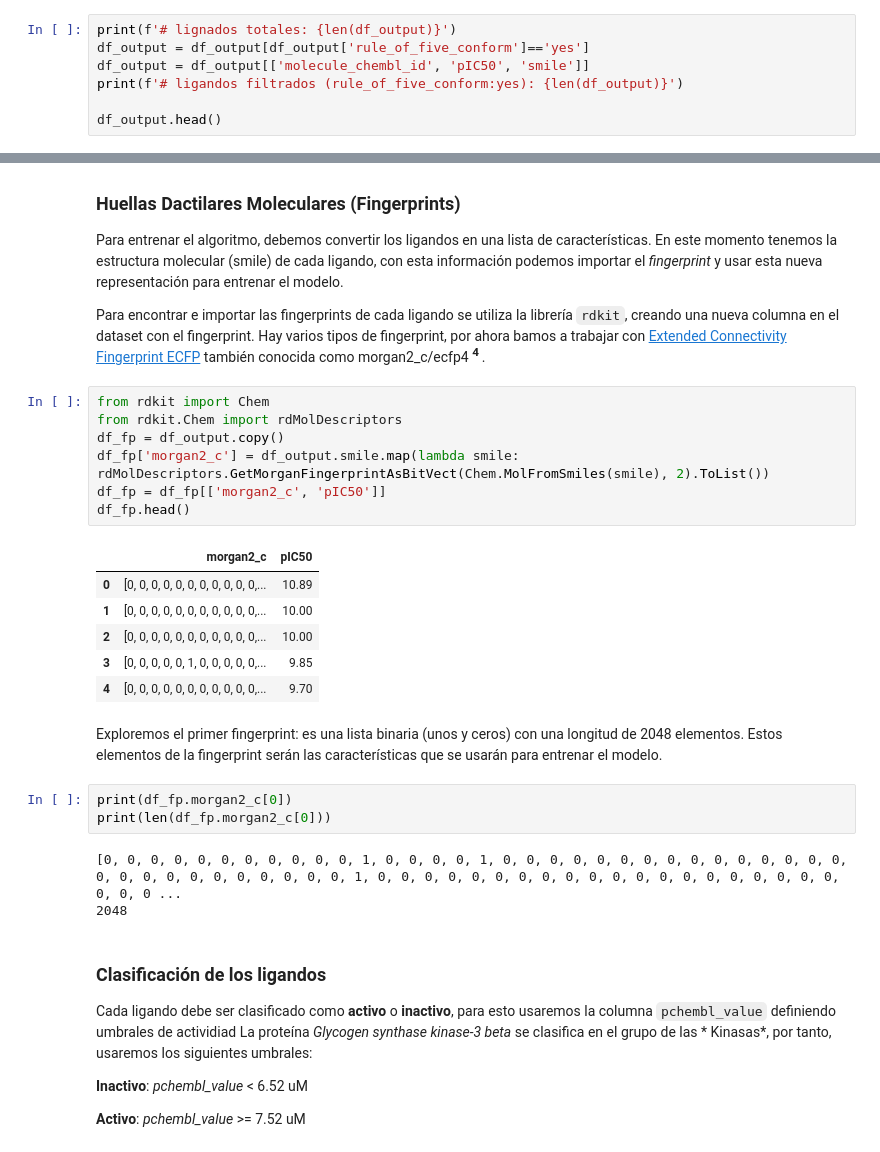
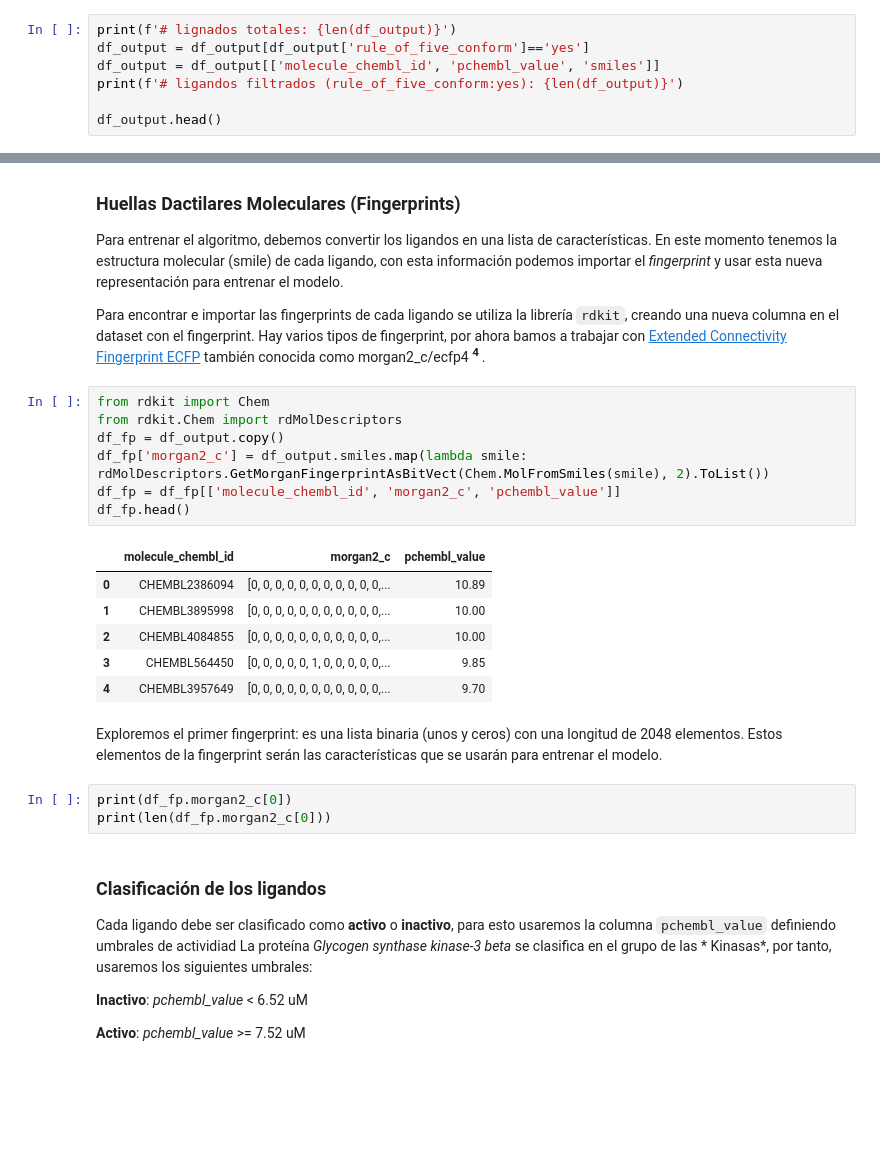
Before and after one commit to Claudia-Alejandra-Martinez/Farmacoinformatica, a Jupyter notebook: 02_Sesiones-practicas/05_Sesion-V/05_Machine_learning.ipynb, the cells around one changed output, grey strips where cells are left out. Drawn from its saved outputs; the diff is of its cells as text; blank space fills up the shorter version.

```diff
--- a/02_Sesiones-practicas/05_Sesion-V/05_Machine_learning.ipynb
+++ b/02_Sesiones-practicas/05_Sesion-V/05_Machine_learning.ipynb
@@ -72,7 +72,7 @@ En esta práctica necesitamos solamente los ligandos que cumplen la *regla de lo
 # %%
 print(f'# lignados totales: {len(df_output)}')
 df_output = df_output[df_output['rule_of_five_conform']=='yes']
-df_output = df_output[['molecule_chembl_id', 'pIC50', 'smile']]
+df_output = df_output[['molecule_chembl_id', 'pchembl_value', 'smiles']]
 print(f'# ligandos filtrados (rule_of_five_conform:yes): {len(df_output)}')
 
 df_output.head()
@@ -94,25 +94,22 @@ Para encontrar e importar las fingerprints de cada ligando se utiliza la librer
 # %%
 from rdkit import Chem
 from rdkit.Chem import rdMolDescriptors
 df_fp = df_output.copy()
-df_fp['morgan2_c'] = df_output.smile.map(lambda smile: rdMolDescriptors.GetMorganFingerprintAsBitVect(Chem.MolFromSmiles(smile), 2).ToList())
-df_fp = df_fp[['morgan2_c', 'pIC50']]
+df_fp['morgan2_c'] = df_output.smiles.map(lambda smile: rdMolDescriptors.GetMorganFingerprintAsBitVect(Chem.MolFromSmiles(smile), 2).ToList())
+df_fp = df_fp[['molecule_chembl_id', 'morgan2_c', 'pchembl_value']]
 df_fp.head()
 # %% [output]
-|  | morgan2_c | pIC50 |
-| 0 | [0, 0, 0, 0, 0, 0, 0, 0, 0, 0, 0,... | 10.89 |
-| 1 | [0, 0, 0, 0, 0, 0, 0, 0, 0, 0, 0,... | 10.00 |
-| 2 | [0, 0, 0, 0, 0, 0, 0, 0, 0, 0, 0,... | 10.00 |
-| 3 | [0, 0, 0, 0, 0, 1, 0, 0, 0, 0, 0,... | 9.85 |
-| 4 | [0, 0, 0, 0, 0, 0, 0, 0, 0, 0, 0,... | 9.70 |
+|  | molecule_chembl_id | morgan2_c | pchembl_value |
+| 0 | CHEMBL2386094 | [0, 0, 0, 0, 0, 0, 0, 0, 0, 0, 0,... | 10.89 |
+| 1 | CHEMBL3895998 | [0, 0, 0, 0, 0, 0, 0, 0, 0, 0, 0,... | 10.00 |
+| 2 | CHEMBL4084855 | [0, 0, 0, 0, 0, 0, 0, 0, 0, 0, 0,... | 10.00 |
+| 3 | CHEMBL564450 | [0, 0, 0, 0, 0, 1, 0, 0, 0, 0, 0,... | 9.85 |
+| 4 | CHEMBL3957649 | [0, 0, 0, 0, 0, 0, 0, 0, 0, 0, 0,... | 9.70 |
 # %% [markdown]
 Exploremos el primer fingerprint: es una lista binaria (unos y ceros) con una longitud de 2048 elementos. Estos elementos de la fingerprint serán las características que se usarán para entrenar el modelo.
 # %%
 print(df_fp.morgan2_c[0])
 print(len(df_fp.morgan2_c[0]))
-# %% [output]
-[0, 0, 0, 0, 0, 0, 0, 0, 0, 0, 0, 1, 0, 0, 0, 0, 1, 0, 0, 0, 0, 0, 0, 0, 0, 0, 0, 0, 0, 0, 0, 0, 0, 0, 0, 0, 0, 0, 0, 0, 0, 0, 0, 1, 0, 0, 0, 0, 0, 0, 0, 0, 0, 0, 0, 0, 0, 0, 0, 0, 0, 0, 0, 0, 0, 0, 0 ...
-2048
 # %% [markdown]
 ### Clasificación de los ligandos
 Cada ligando debe ser clasificado como **activo** o **inactivo**, para esto usaremos la columna `pchembl_value` definiendo umbrales de actividiad
```
Also changed, not shown: parts of 39 cells of this notebook.
